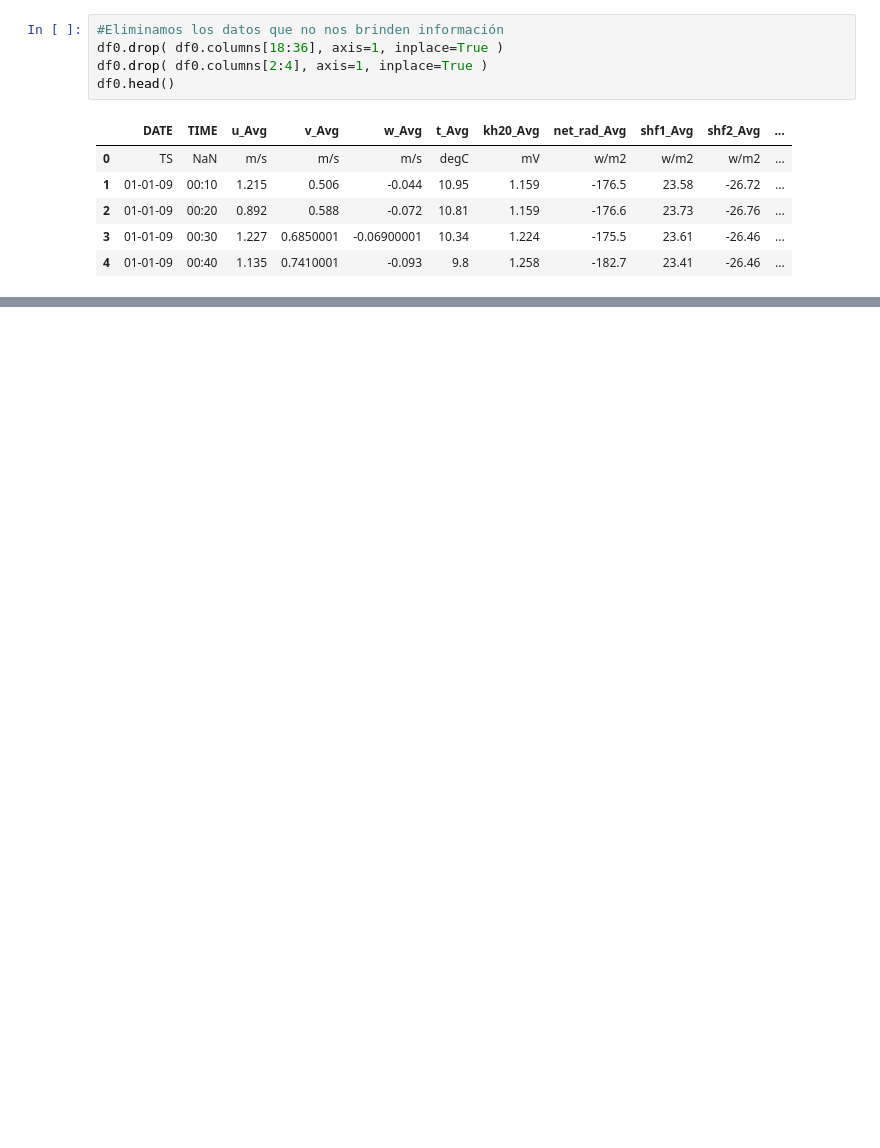
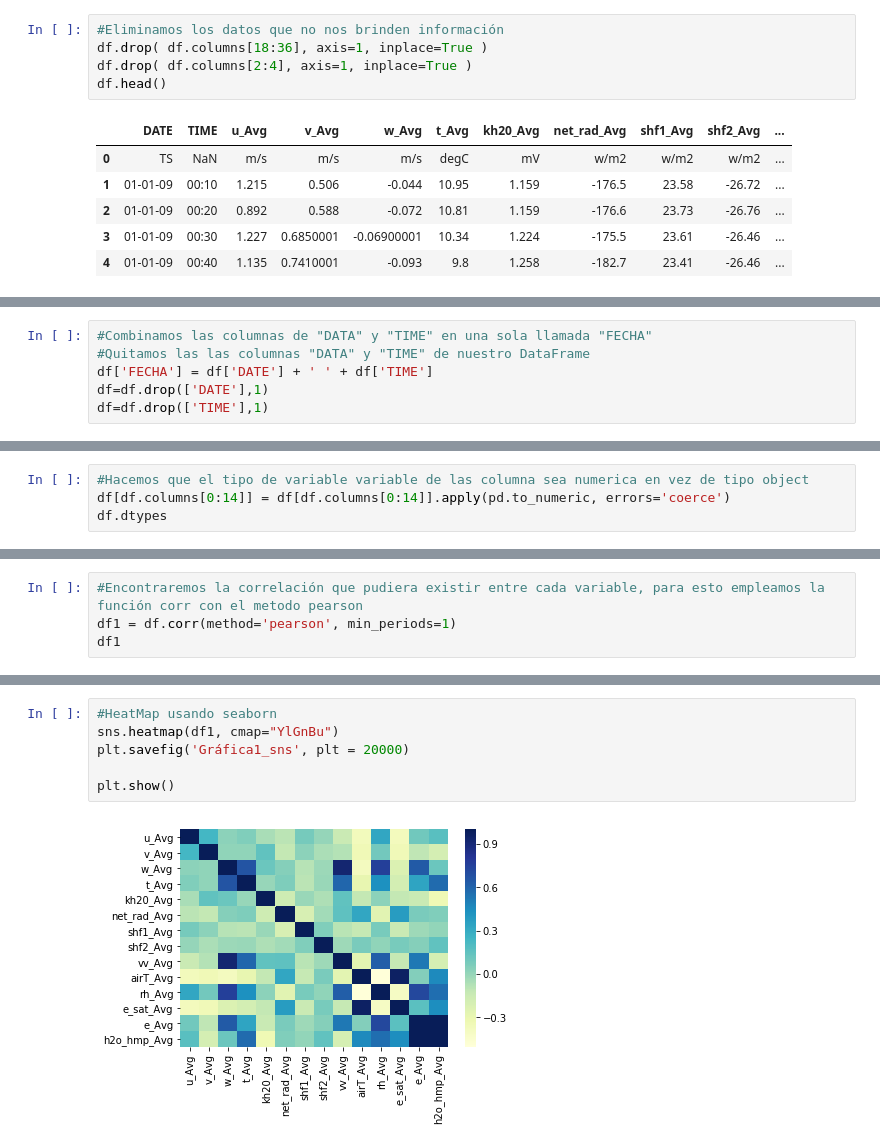
Before and after one commit to AdrianEVC/F-sica-computacional, a Jupyter notebook: Actividad7/Actividad7.ipynb, the cells around one changed output, grey strips where cells are left out. Cells and saved outputs as stored; diff of their text form; blank space fills up the shorter version.

```diff
--- a/Actividad7/Actividad7.ipynb
+++ b/Actividad7/Actividad7.ipynb
@@ -39,9 +40,9 @@ Unnamed: 35     object
 dtype: object
 # %%
 #Eliminamos los datos que no nos brinden información
-df0.drop( df0.columns[18:36], axis=1, inplace=True )
-df0.drop( df0.columns[2:4], axis=1, inplace=True )
-df0.head()
+df.drop( df.columns[18:36], axis=1, inplace=True )
+df.drop( df.columns[2:4], axis=1, inplace=True )
+df.head()
 # %% [output]
 |  | DATE | TIME | u_Avg | v_Avg | w_Avg | t_Avg | kh20_Avg | net_rad_Avg | shf1_Avg | shf2_Avg | ... |
 | 0 | TS | NaN | m/s | m/s | m/s | degC | mV | w/m2 | w/m2 | w/m2 | ... |
@@ -71,0 +74,6 @@ dtype: object
+# %%
+#Combinamos las columnas de "DATA" y "TIME" en una sola llamada "FECHA"
+#Quitamos las las columnas "DATA" y "TIME" de nuestro DataFrame
+df['FECHA'] = df['DATE'] + ' ' + df['TIME']
+df=df.drop(['DATE'],1)
+df=df.drop(['TIME'],1)
@@ -71,0 +89,4 @@ dtype: object
+# %%
+#Hacemos que el tipo de variable variable de las columna sea numerica en vez de tipo object
+df[df.columns[0:14]] = df[df.columns[0:14]].apply(pd.to_numeric, errors='coerce')
+df.dtypes
@@ -71,0 +110,4 @@ dtype: object
+# %%
+#Encontraremos la correlación que pudiera existir entre cada variable, para esto empleamos la función corr con el metodo pearson
+df1 = df.corr(method='pearson', min_periods=1)
+df1
@@ -71,0 +130,8 @@ dtype: object
+# %%
+#HeatMap usando seaborn
+sns.heatmap(df1, cmap="YlGnBu")
+plt.savefig('Gráfica1_sns', plt = 20000)
+
+plt.show()
+# %% [output]
+[figure, added]
```
Also changed, not shown: parts of 16 cells of this notebook, 2 other files.
